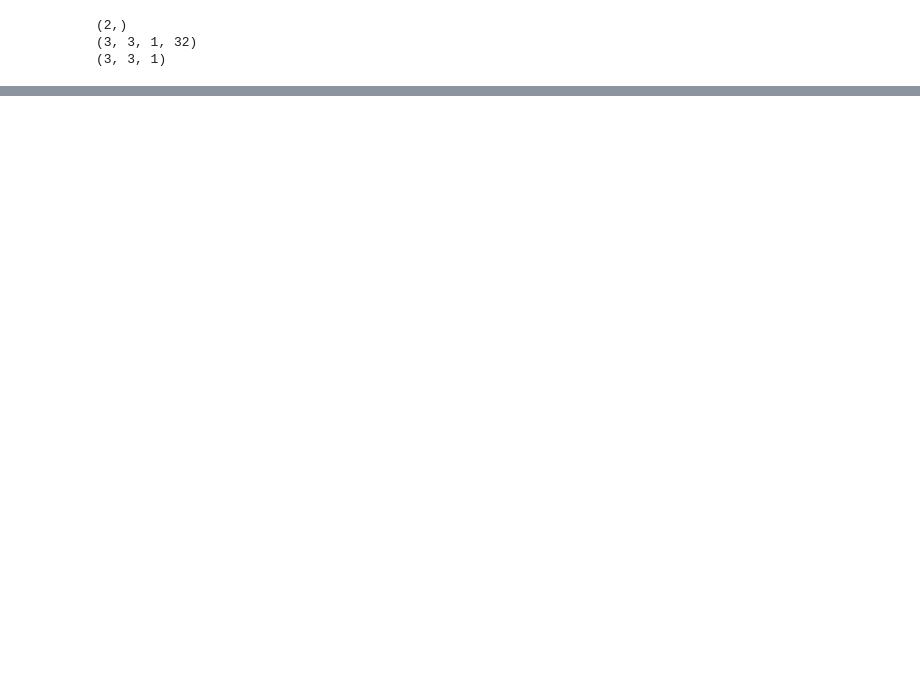
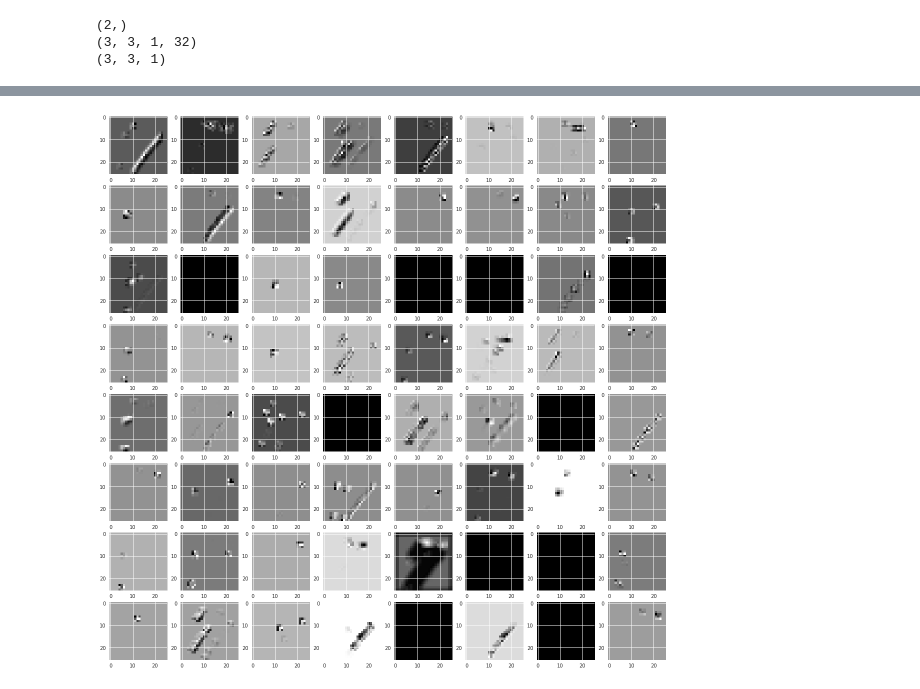
Before and after one commit to rgear/projet_BE, a Jupyter notebook: Mnist_intermediaire.ipynb, the cells around one changed output, grey strips where cells are left out. Cells and saved outputs as stored; diff of their text form; code cells hidden in the pictures; blank space fills up the shorter version.

```diff
--- a/Mnist_intermediaire.ipynb
+++ b/Mnist_intermediaire.ipynb
@@ -727,0 +855,10 @@ array([[[-0.01263278],
+# %%
+individu = 1200
+nb_neurone_2 = 64
+ker = 8
+couche = Conv2D_2_imgs
+fltr_2 = Conv2D_2.get_weights()[0][:,:,ker,:].reshape((3,3,64))
+fltr_transpose_2 = transp(fltr_2)
+deconv_filtre(couche , individu ,nb_neurone_2,fltr_transpose_2)
+# %% [output]
+[figure, added]
```
Also changed, not shown: parts of 35 cells of this notebook.
